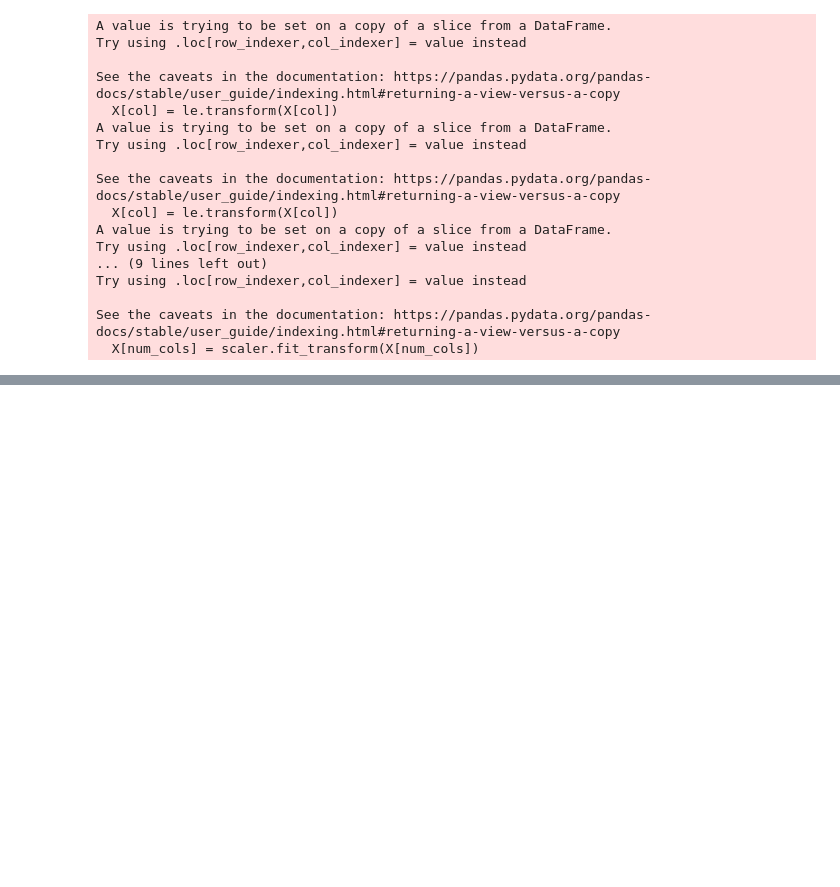
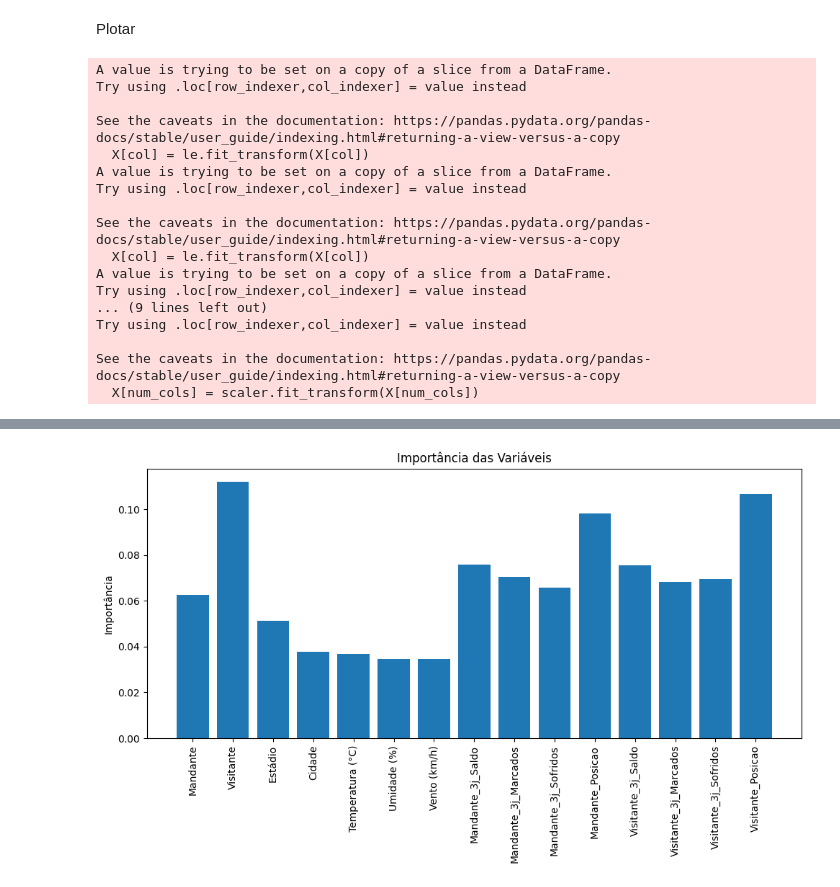
Before and after one commit to Matheussantos25/Previsao_vitoria_mandante, a Jupyter notebook: Análise_machine_learning.ipynb, the cells around one changed output, grey strips where cells are left out. Cells and saved outputs as stored; diff of their text form; code cells hidden in the pictures; blank space fills up the shorter version.

```diff
--- a/Análise_machine_learning.ipynb
+++ b/Análise_machine_learning.ipynb
@@ -1,14 +471,16 @@
+# %% [markdown]
+Plotar
 # %%
-# Reimportar bibliotecas após reset
 import pandas as pd
+import numpy as np
 from sklearn.model_selection import train_test_split
 from sklearn.preprocessing import LabelEncoder, StandardScaler
 from sklearn.ensemble import RandomForestClassifier
 from sklearn.metrics import classification_report, confusion_matrix
-import numpy as np
+import matplotlib.pyplot as plt
 
-# Recarregar o arquivo CSV após o reset
-df = pd.read_csv("jogos_com_clima_open_meteo_23_24.csv")
+# Carrega o CSV exportado com os novos indicadores
+df = pd.read_csv("brasileiro_variaveis_historicas.csv")
 
 # Criação da variável alvo com base no placar
 def resultado_mandante(placar):
@@ -26,54 +498,87 @@ def resultado_mandante(placar):
 df["Resultado"] = df["Placar"].apply(resultado_mandante)
 df.dropna(subset=["Resultado"], inplace=True)
 
-# Seleção de features
+# Seleção de features:
 features = [
     "Mandante", "Visitante", "Estádio", "Cidade",
-    "Temperatura (°C)", "Umidade (%)", "Vento (km/h)"
+    "Temperatura (°C)", "Umidade (%)", "Vento (km/h)",
+    "Mandante_3j_Saldo", "Mandante_3j_Marcados", "Mandante_3j_Sofridos", "Mandante_Posicao",
+    "Visitante_3j_Saldo", "Visitante_3j_Marcados", "Visitante_3j_Sofridos", "Visitante_Posicao"
 ]
 X = df[features]
 y = df["Resultado"]
 
-# variáveis categóricas
+# Tratamento das variáveis categóricas
 cat_cols = ["Mandante", "Visitante", "Estádio", "Cidade"]
-encoders = {col: LabelEncoder().fit(X[col]) for col in cat_cols}
-for col, le in encoders.items():
-    X[col] = le.transform(X[col])
+encoders = {}
+for col in cat_cols:
+    le = LabelEncoder()
+    X[col] = le.fit_transform(X[col])
+    encoders[col] = le
 
-# Padronização de variáveis numéricas
-num_cols = ["Temperatura (°C)", "Umidade (%)", "Vento (km/h)"]
+# Padronização das variáveis numéricas
+num_cols = [
+    "Temperatura (°C)", "Umidade (%)", "Vento (km/h)",
+    "Mandante_3j_Saldo", "Mandante_3j_Marcados", "Mandante_3j_Sofridos", "Mandante_Posicao",
+    "Visitante_3j_Saldo", "Visitante_3j_Marcados", "Visitante_3j_Sofridos", "Visitante_Posicao"
+]
 scaler = StandardScaler()
 X[num_cols] = scaler.fit_transform(X[num_cols])
 
-# Separação treino/teste
+# Separação dos dados em treino e teste (70% treino, 30% teste)
 X_train, X_test, y_train, y_test = train_test_split(X, y, test_size=0.30, random_state=42)
 
-# Treinamento do modelo
-model = RandomForestClassifier(n_estimators=100, random_state=42)
+# Treinamento do modelo RandomForestClassifier
+model = RandomForestClassifier(n_estimators=100, random_state=100)
 model.fit(X_train, y_train)
 
-# Avaliação
+# Predição e avaliação do modelo
 y_pred = model.predict(X_test)
 report = classification_report(y_test, y_pred, output_dict=True)
-matriz_confusao = confusion_matrix(y_test, y_pred)
+cm = confusion_matrix(y_test, y_pred)
 
-# Resultado como dicionário para fácil leitura
 resultado = {
     "Relatório de Classificação": report,
-    "Matriz de Confusão": matriz_confusao.tolist()
+    "Matriz de Confusão": cm.tolist()
 }
-resultado
+
+print("Avaliação do Modelo:")
+print(resultado)
+
+# ======================================================================
+# Cálculo da importância de cada variável (feature importances)
+# ======================================================================
+importances = model.feature_importances_
+features_list = X.columns
+
+# Cria um DataFrame para visualizar as importâncias de forma organizada
+feature_importance_df = pd.DataFrame({
+    'Feature': features_list,
+    'Importance': importances
+}).sort_values(by='Importance', ascending=False)
+
+print("\nImportância de cada variável:")
+print(feature_importance_df)
+
+# Visualização gráfica das importâncias
+plt.figure(figsize=(10, 6))
+plt.title("Importância das Variáveis")
+plt.bar(range(len(importances)), importances, align='center')
+plt.xticks(range(len(importances)), features_list, rotation=90)
+plt.ylabel("Importância")
+plt.tight_layout()
+plt.show()
 # %% [output]
 A value is trying to be set on a copy of a slice from a DataFrame.
 Try using .loc[row_indexer,col_indexer] = value instead
 
 See the caveats in the documentation: https://pandas.pydata.org/pandas-docs/stable/user_guide/indexing.html#returning-a-view-versus-a-copy
-  X[col] = le.transform(X[col])
+  X[col] = le.fit_transform(X[col])
 A value is trying to be set on a copy of a slice from a DataFrame.
 Try using .loc[row_indexer,col_indexer] = value instead
 
 See the caveats in the documentation: https://pandas.pydata.org/pandas-docs/stable/user_guide/indexing.html#returning-a-view-versus-a-copy
-  X[col] = le.transform(X[col])
+  X[col] = le.fit_transform(X[col])
 A value is trying to be set on a copy of a slice from a DataFrame.
 Try using .loc[row_indexer,col_indexer] = value instead
 ... (9 lines left out)
@@ -100,0 +609 @@ See the caveats in the documentation: https://pandas.pydata.org/pandas-docs/stab
+[figure, added]
```
Also changed, not shown: parts of 9 cells of this notebook, 12 other files.
